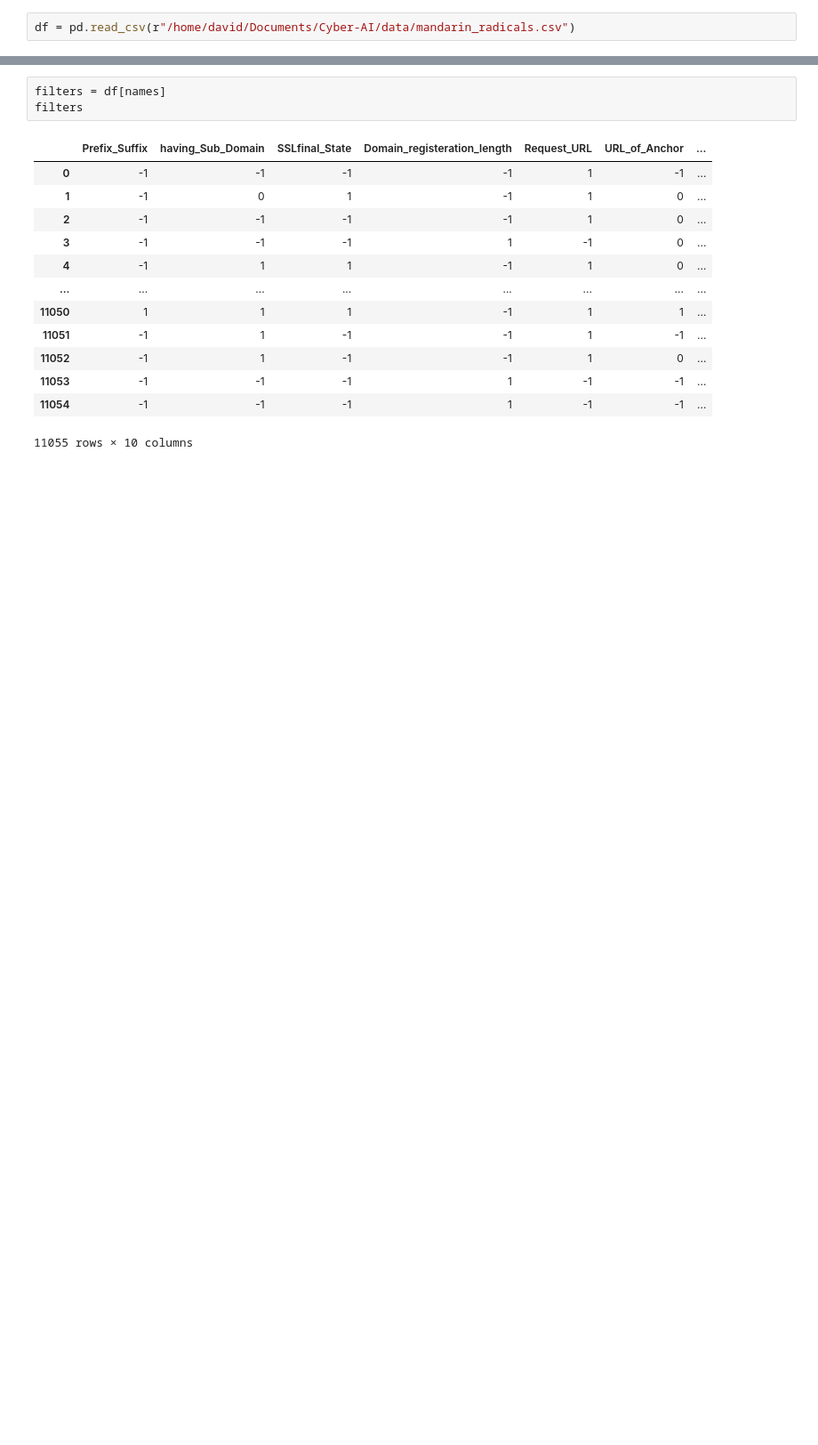
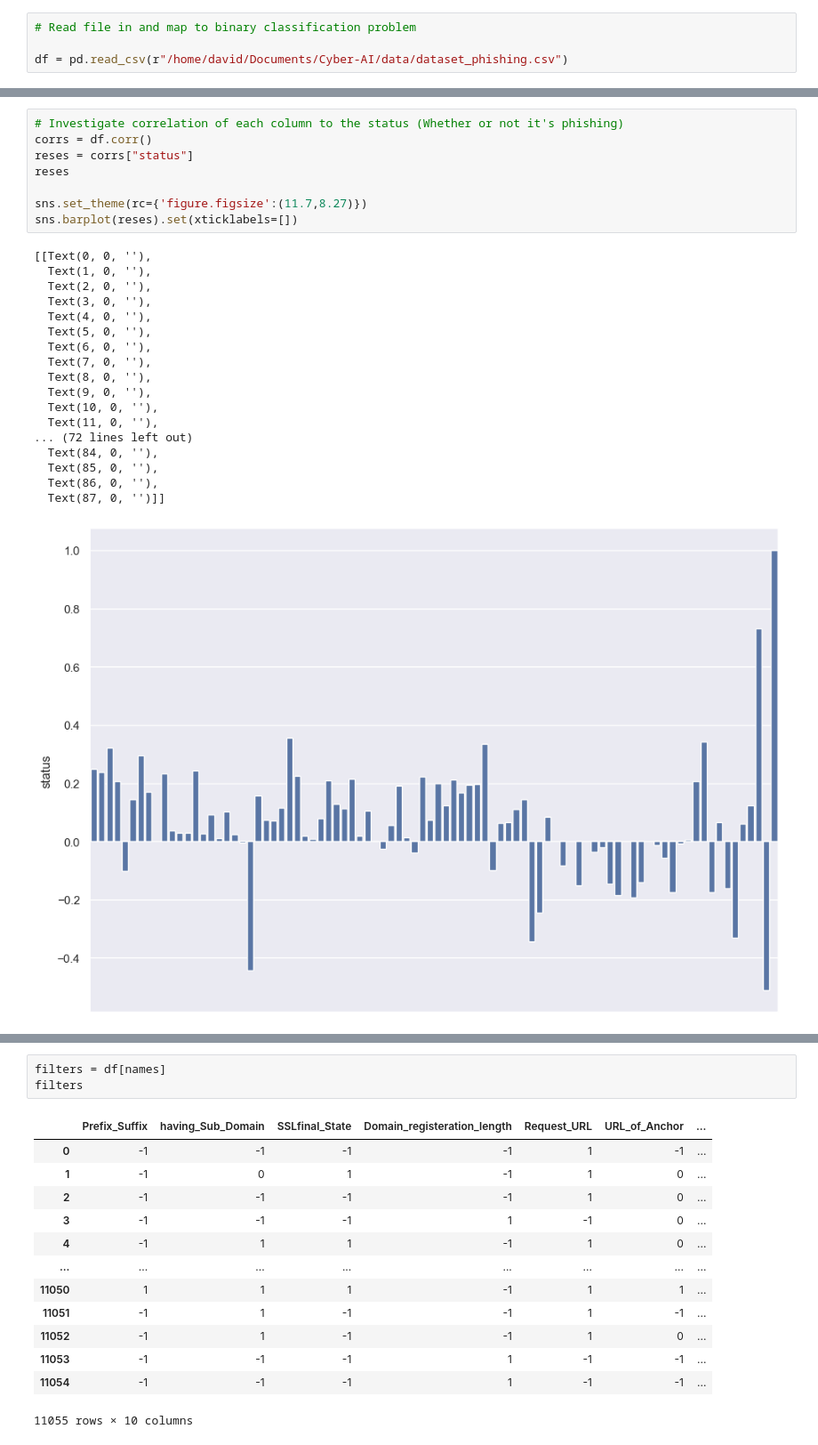
Before and after one commit to Gaulgeous/Cyber-AI, a Jupyter notebook: cyber_ai/miniproject.ipynb, the cells around one changed output, grey strips where cells are left out. Shown at 89% size. Cells and saved outputs as stored; diff of their text form; blank space fills up the shorter version.

```diff
--- a/cyber_ai/miniproject.ipynb
+++ b/cyber_ai/miniproject.ipynb
@@ -7,2 +13,4 @@ import re
 # %%
-df = pd.read_csv(r"/home/david/Documents/Cyber-AI/data/mandarin_radicals.csv")
+# Read file in and map to binary classification problem
+
+df = pd.read_csv(r"/home/david/Documents/Cyber-AI/data/dataset_phishing.csv")
@@ -117,0 +75,27 @@ memory usage: 384.0+ bytes
+# %%
+# Investigate correlation of each column to the status (Whether or not it's phishing)
+corrs = df.corr()
+reses = corrs["status"]
+reses
+
+sns.set_theme(rc={'figure.figsize':(11.7,8.27)})
+sns.barplot(reses).set(xticklabels=[])
+# %% [output]
+[[Text(0, 0, ''),
+  Text(1, 0, ''),
+  Text(2, 0, ''),
+  Text(3, 0, ''),
+  Text(4, 0, ''),
+  Text(5, 0, ''),
+  Text(6, 0, ''),
+  Text(7, 0, ''),
+  Text(8, 0, ''),
+  Text(9, 0, ''),
+  Text(10, 0, ''),
+  Text(11, 0, ''),
+... (72 lines left out)
+  Text(84, 0, ''),
+  Text(85, 0, ''),
+  Text(86, 0, ''),
+  Text(87, 0, '')]]
+[figure, added]
```
Also changed, not shown: parts of 29 cells of this notebook, 1 other file.
